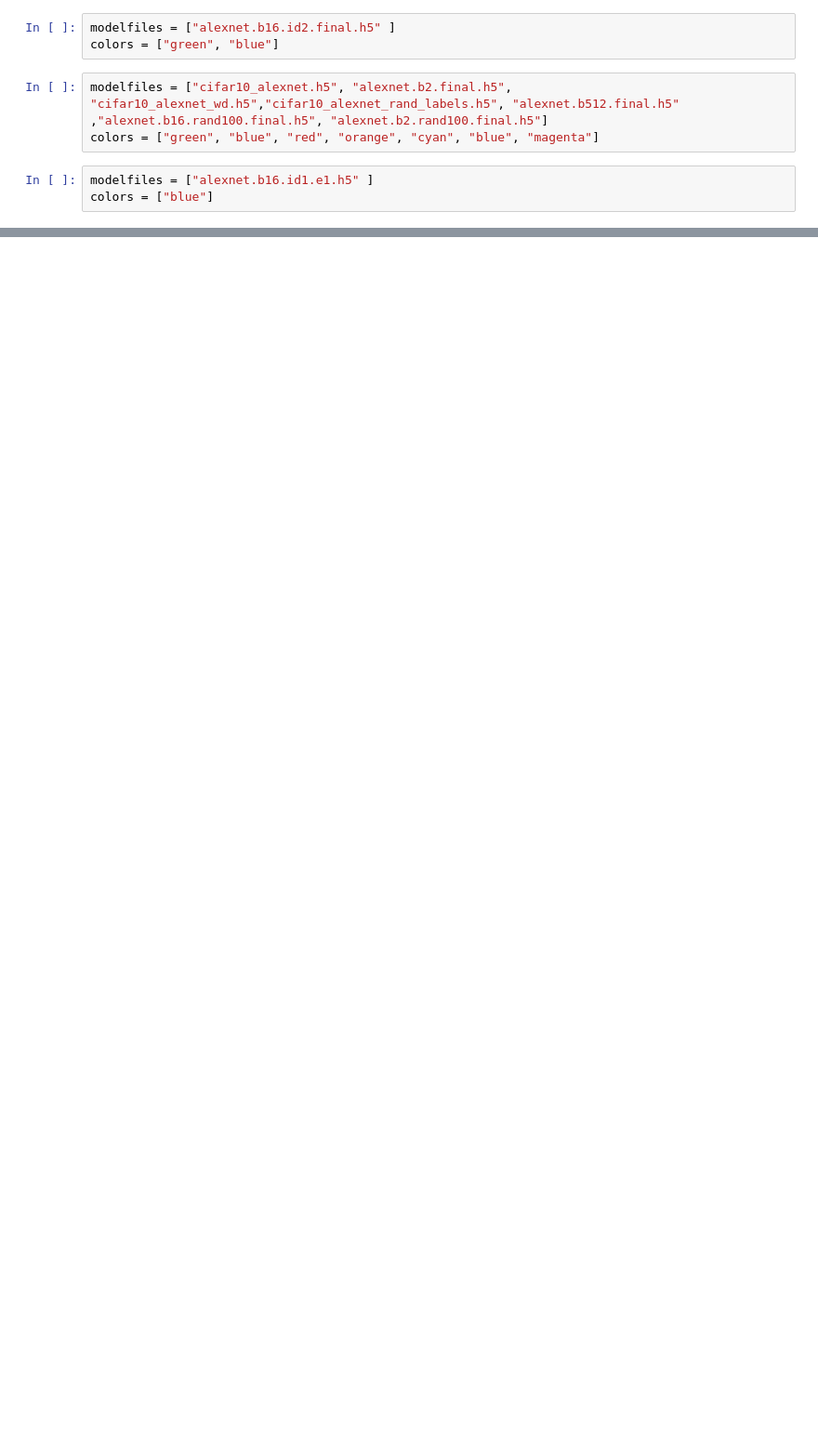
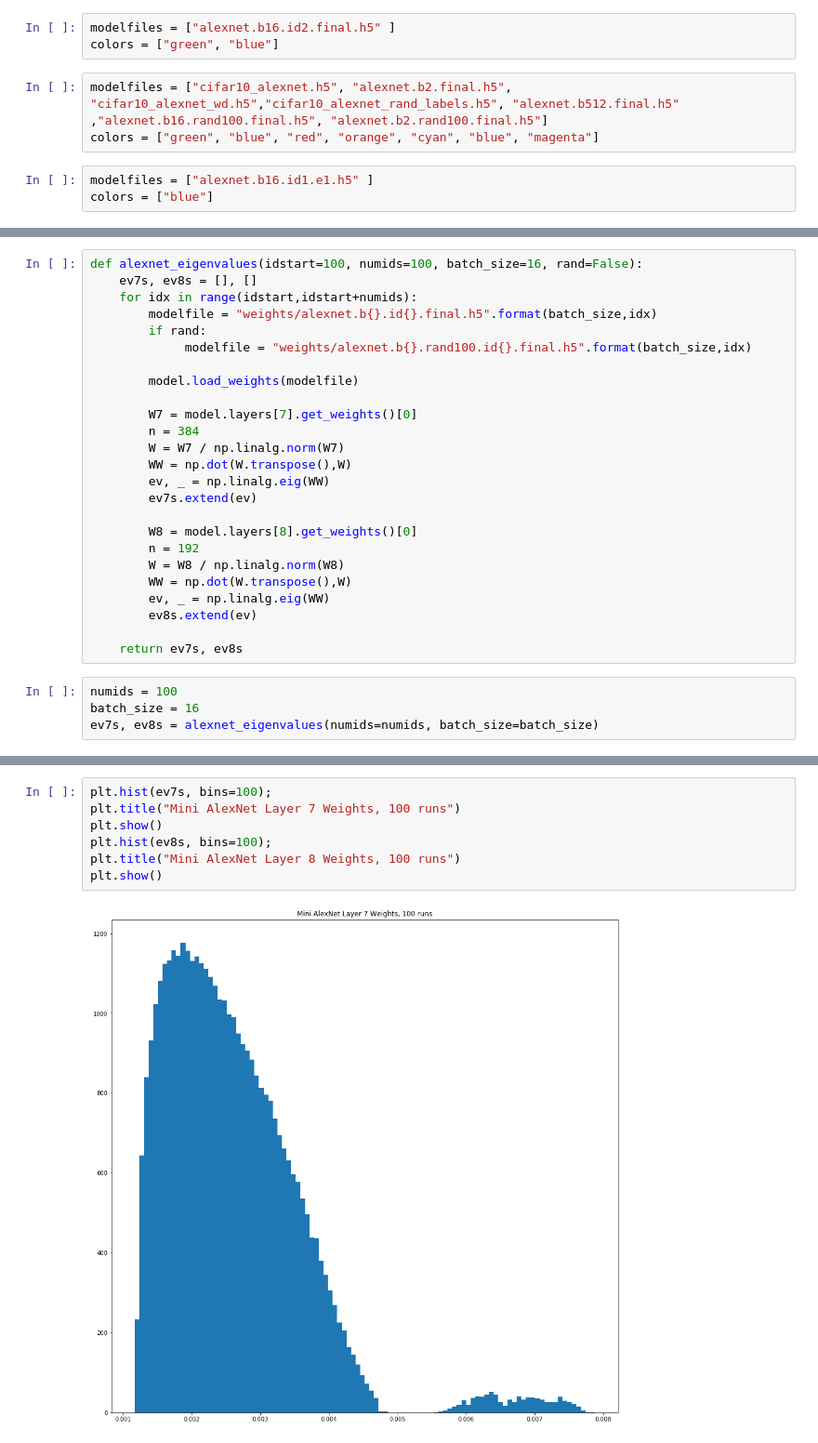
Before and after one commit to CalculatedContent/DLGeneralization, a Jupyter notebook: Mini Alexnet/AlexNet-Entropy-and-RMT-Analysis.ipynb, the cells around one changed output, grey strips where cells are left out. Shown at 93% size. Drawn from its saved outputs; the diff is of its cells as text; blank space fills up the shorter version.

```diff
--- a/Mini Alexnet/AlexNet-Entropy-and-RMT-Analysis.ipynb
+++ b/Mini Alexnet/AlexNet-Entropy-and-RMT-Analysis.ipynb
@@ -558,0 +560,29 @@ alexnet.b16.id1.e1.h5
+# %%
+def alexnet_eigenvalues(idstart=100, numids=100, batch_size=16, rand=False):
+    ev7s, ev8s = [], []
+    for idx in range(idstart,idstart+numids):
+        modelfile = "weights/alexnet.b{}.id{}.final.h5".format(batch_size,idx)
+        if rand:
+             modelfile = "weights/alexnet.b{}.rand100.id{}.final.h5".format(batch_size,idx)
+
+        model.load_weights(modelfile)
+
+        W7 = model.layers[7].get_weights()[0]
+        n = 384
+        W = W7 / np.linalg.norm(W7)
+        WW = np.dot(W.transpose(),W)
+        ev, _ = np.linalg.eig(WW)
+        ev7s.extend(ev)
+
+        W8 = model.layers[8].get_weights()[0]
+        n = 192
+        W = W8 / np.linalg.norm(W8)
+        WW = np.dot(W.transpose(),W)
+        ev, _ = np.linalg.eig(WW)
+        ev8s.extend(ev)
+
+    return ev7s, ev8s
+# %%
+numids = 100
+batch_size = 16
+ev7s, ev8s = alexnet_eigenvalues(numids=numids, batch_size=batch_size)
@@ -558,0 +593,9 @@ alexnet.b16.id1.e1.h5
+# %%
+plt.hist(ev7s, bins=100);
+plt.title("Mini AlexNet Layer 7 Weights, 100 runs")
+plt.show()
+plt.hist(ev8s, bins=100);
+plt.title("Mini AlexNet Layer 8 Weights, 100 runs")
+plt.show()
+# %% [output]
+[figure, added]
```
Also changed, not shown: parts of 43 cells of this notebook, 4 other files.
